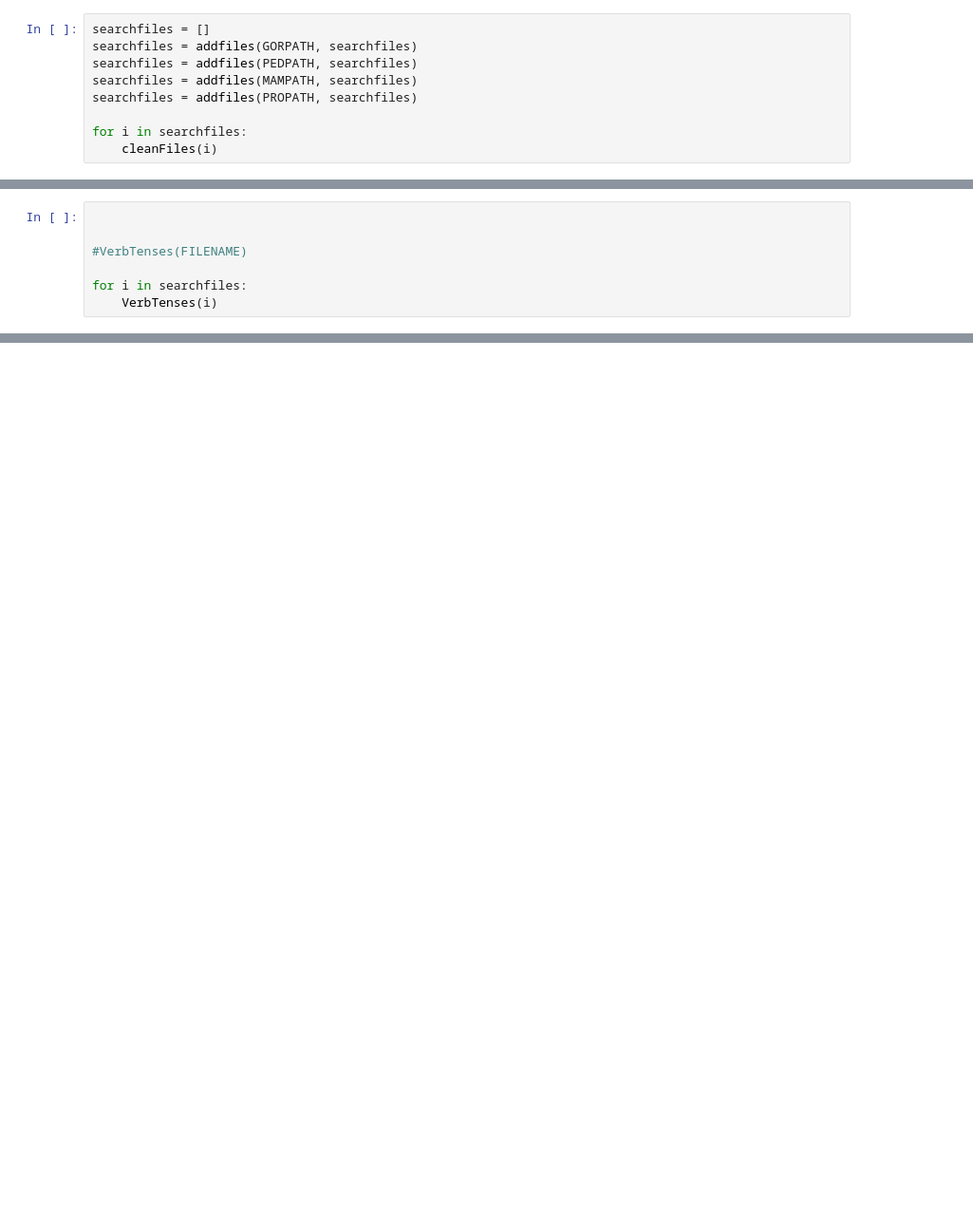
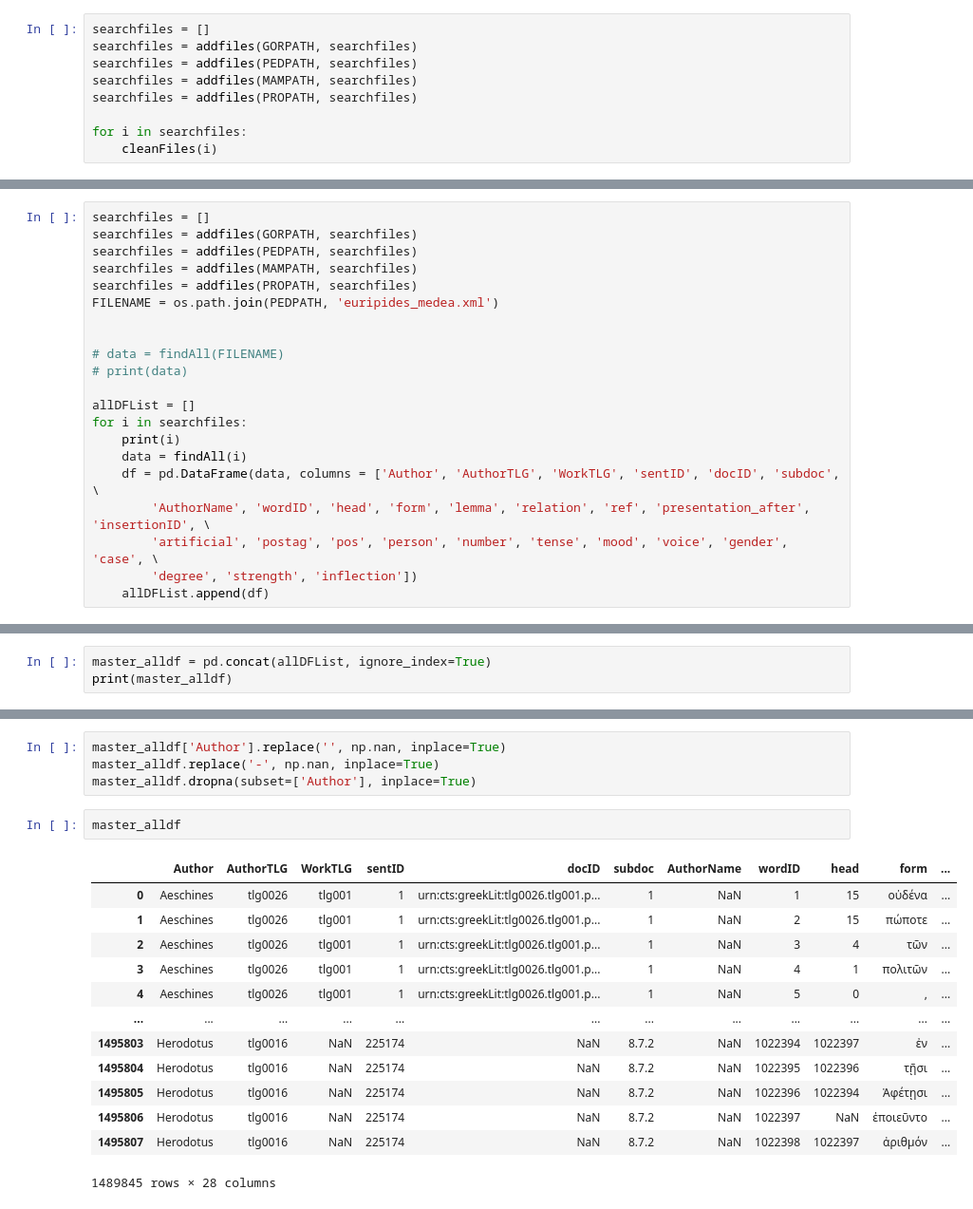
Before and after one commit to bellahwang/treebankstats, a Jupyter notebook: UpdatedStats.ipynb, the cells around one changed output, grey strips where cells are left out. Shown at 95% size. Saved outputs shown, nothing was run; the diff lists cells and outputs as text; blank space fills up the shorter version.

```diff
--- a/UpdatedStats.ipynb
+++ b/UpdatedStats.ipynb
@@ -632,7 +415,0 @@ def VerbTenses(FILENAME):
-# %%
-
-
-#VerbTenses(FILENAME)
-
-for i in searchfiles:
-    VerbTenses(i)
@@ -656,0 +735,21 @@ defaultdict(<class 'int'>, {'pia': 207, 'iie': 4, 'ppa': 131, 'aia': 69, 'apa':
+# %%
+searchfiles = []
+searchfiles = addfiles(GORPATH, searchfiles)
+searchfiles = addfiles(PEDPATH, searchfiles)
+searchfiles = addfiles(MAMPATH, searchfiles)
+searchfiles = addfiles(PROPATH, searchfiles)
+FILENAME = os.path.join(PEDPATH, 'euripides_medea.xml')
+
+
+# data = findAll(FILENAME)
+# print(data)
+
+allDFList = []
+for i in searchfiles:
+    print(i)
+    data = findAll(i)
+    df = pd.DataFrame(data, columns = ['Author', 'AuthorTLG', 'WorkTLG', 'sentID', 'docID', 'subdoc', \
+        'AuthorName', 'wordID', 'head', 'form', 'lemma', 'relation', 'ref', 'presentation_after', 'insertionID', \
+        'artificial', 'postag', 'pos', 'person', 'number', 'tense', 'mood', 'voice', 'gender', 'case', \
+        'degree', 'strength', 'inflection'])
+    allDFList.append(df)
@@ -656,0 +774,3 @@ defaultdict(<class 'int'>, {'pia': 207, 'iie': 4, 'ppa': 131, 'aia': 69, 'apa':
+# %%
+master_alldf = pd.concat(allDFList, ignore_index=True)
+print(master_alldf)
@@ -656,0 +795,20 @@ defaultdict(<class 'int'>, {'pia': 207, 'iie': 4, 'ppa': 131, 'aia': 69, 'apa':
+# %%
+master_alldf['Author'].replace('', np.nan, inplace=True)
+master_alldf.replace('-', np.nan, inplace=True)
+master_alldf.dropna(subset=['Author'], inplace=True)
+# %%
+master_alldf
+# %% [output]
+|  | Author | AuthorTLG | WorkTLG | sentID | docID | subdoc | AuthorName | wordID | head | form | ... |
+| 0 | Aeschines | tlg0026 | tlg001 | 1 | urn:cts:greekLit:tlg0026.tlg001.p... | 1 | NaN | 1 | 15 | οὐδένα | ... |
+| 1 | Aeschines | tlg0026 | tlg001 | 1 | urn:cts:greekLit:tlg0026.tlg001.p... | 1 | NaN | 2 | 15 | πώποτε | ... |
+| 2 | Aeschines | tlg0026 | tlg001 | 1 | urn:cts:greekLit:tlg0026.tlg001.p... | 1 | NaN | 3 | 4 | τῶν | ... |
+| 3 | Aeschines | tlg0026 | tlg001 | 1 | urn:cts:greekLit:tlg0026.tlg001.p... | 1 | NaN | 4 | 1 | πολιτῶν | ... |
+| 4 | Aeschines | tlg0026 | tlg001 | 1 | urn:cts:greekLit:tlg0026.tlg001.p... | 1 | NaN | 5 | 0 | , | ... |
+| ... | ... | ... | ... | ... | ... | ... | ... | ... | ... | ... | ... |
+| 1495803 | Herodotus | tlg0016 | NaN | 225174 | NaN | 8.7.2 | NaN | 1022394 | 1022397 | ἐν | ... |
+| 1495804 | Herodotus | tlg0016 | NaN | 225174 | NaN | 8.7.2 | NaN | 1022395 | 1022396 | τῇσι | ... |
+| 1495805 | Herodotus | tlg0016 | NaN | 225174 | NaN | 8.7.2 | NaN | 1022396 | 1022394 | Ἀφέτῃσι | ... |
+| 1495806 | Herodotus | tlg0016 | NaN | 225174 | NaN | 8.7.2 | NaN | 1022397 | NaN | ἐποιεῦντο | ... |
+| 1495807 | Herodotus | tlg0016 | NaN | 225174 | NaN | 8.7.2 | NaN | 1022398 | 1022397 | ἀριθμόν | ... |
+1489845 rows × 28 columns
```
Also changed, not shown: parts of 20 cells of this notebook, 2 other files.
